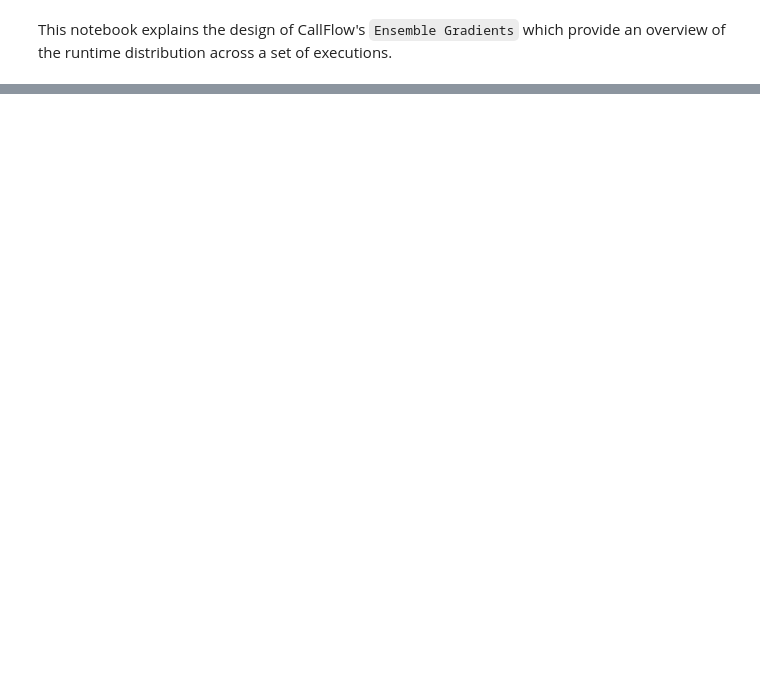
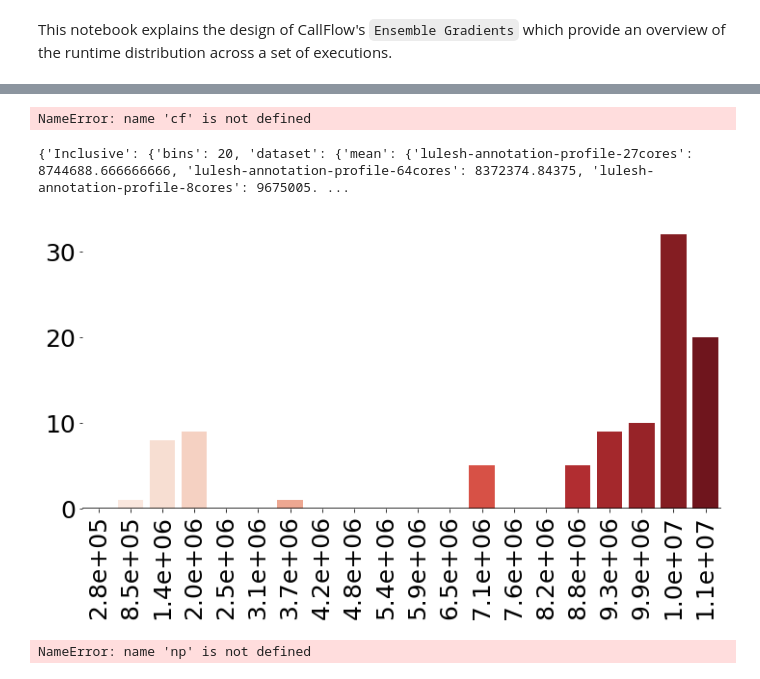
Before and after one commit to LLNL/CallFlow, a Jupyter notebook: examples/How Ensemble Gradients are constructed?.ipynb, the cells around one changed output, grey strips where cells are left out. Drawn from its saved outputs; the diff is of its cells as text; code cells hidden in the pictures; blank space fills up the shorter version.

```diff
--- a/examples/How Ensemble Gradients are constructed?.ipynb
+++ b/examples/How Ensemble Gradients are constructed?.ipynb
@@ -13,0 +26,2 @@ profile_format = "caliper_json"
+# %%
+cf.load()   å
@@ -13,0 +30,36 @@ profile_format = "caliper_json"
+# %%
+datasets = list(cf.supergraphs.keys())
+# %% [output]
+NameError: name 'cf' is not defined
+# %%
+target_df = {}
+for dataset in datasets:
+    if dataset != "ensemble":
+        target_df[dataset] = cf.supergraphs['ensemble'].gf.df.loc[cf.supergraphs['ensemble'].gf.df["dataset"] == dataset]
+# %%
+gradients = Gradients(target_df, binCount=20).run(columnName="name", callsiteOrModule="MPI_Allreduce")
+# %%
+print(gradients)
+# %% [output]
+{'Inclusive': {'bins': 20, 'dataset': {'mean': {'lulesh-annotation-profile-27cores': 8744688.666666666, 'lulesh-annotation-profile-64cores': 8372374.84375, 'lulesh-annotation-profile-8cores': 9675005. ...
+# %%
+import seaborn as sns
+import matplotlib
+import matplotlib.ticker as mticker
+
+fig, ax = plt.subplots(1, 1)
+fake_data = [0, 1, 8, 9, 0, 0, 1, 0, 0, 0, 0, 0, 5, 0, 0, 5, 9, 10, 32, 20]
+boxplot = sns.barplot(x=gradients['Inclusive']['hist']['x'], y=fake_data, palette='Reds')
+
+labels = ['%.1e' % float(t.get_text()) for t in ax.get_xticklabels()]
+
+ax.set_xticklabels(labels, rotation=90)
+fig.set_size_inches(10.5, 6.5, forward=True)
+sns.despine(left=True)
+ax.set_frame_on(False) #Remove both axes
+ax.axhline(0, color='black') #Put the x axis back
+plt.tight_layout()
+matplotlib.rcParams.update({'font.size': 25})
+plt.show()
+# %% [output]
+[figure, added]
@@ -14,2 +149,16 @@ profile_format = "caliper_json"
+# %%
+def main():
+    gradient_fill(np.array(gradients['Inclusive']['hist']['x']), np.array(gradients['Inclusive']['hist']['y']))
+    draw_gradients(np.array(gradients['Inclusive']['hist']['x']), np.array(gradients['Inclusive']['hist']['y']))
+    plt.show()
+
+def generate_data(num):
+    x = np.linspace(0, 100, num)
+    y = np.random.normal(0, 1, num).cumsum()
+    return x, y
+
+main()
+# %% [output]
+NameError: name 'np' is not defined
 # %%
 # %% [output]
```
Also changed, not shown: parts of 20 cells of this notebook.
